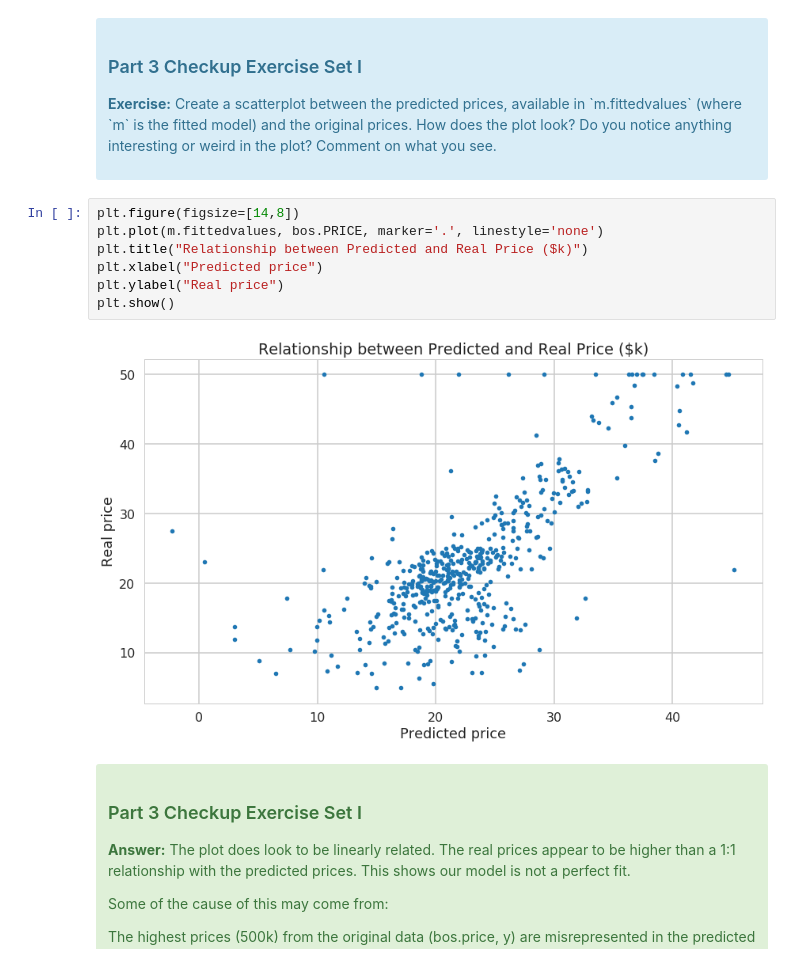
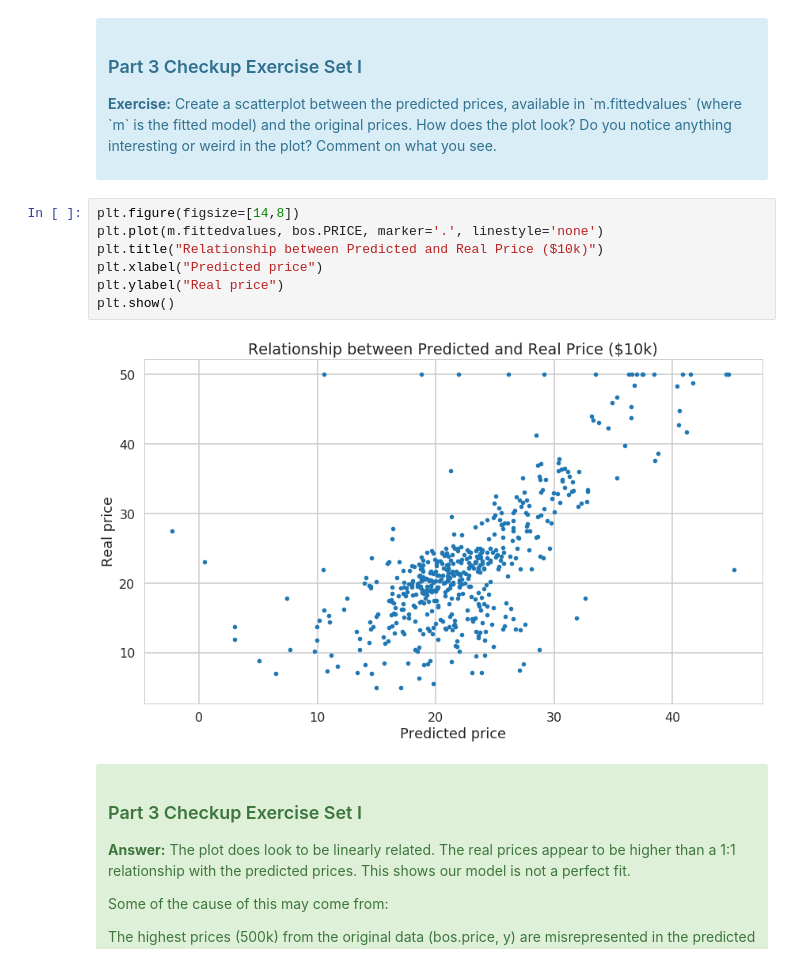
Before and after one commit to SethDKelly/Springboard, a Jupyter notebook: sec11/linear_regression/Mini_Project_Linear_Regression.ipynb, the cells around one changed output. Saved outputs shown, nothing was run; the diff lists cells and outputs as text.

```diff
--- a/sec11/linear_regression/Mini_Project_Linear_Regression.ipynb
+++ b/sec11/linear_regression/Mini_Project_Linear_Regression.ipynb
@@ -562,12 +562,12 @@ Let's see how our model actually fit our data. We can see below that there is a
 # %%
 plt.figure(figsize=[14,8])
 plt.plot(m.fittedvalues, bos.PRICE, marker='.', linestyle='none')
-plt.title("Relationship between Predicted and Real Price ($k)")
+plt.title("Relationship between Predicted and Real Price ($10k)")
 plt.xlabel("Predicted price")
 plt.ylabel("Real price")
 plt.show()
 # %% [output]
-[figure, old version]
+[figure, new version]
 # %% [markdown]
 <div class="alert alert-success">
 <h3>Part 3 Checkup Exercise Set I</h3>
```
Also changed, not shown: parts of 42 cells of this notebook.
